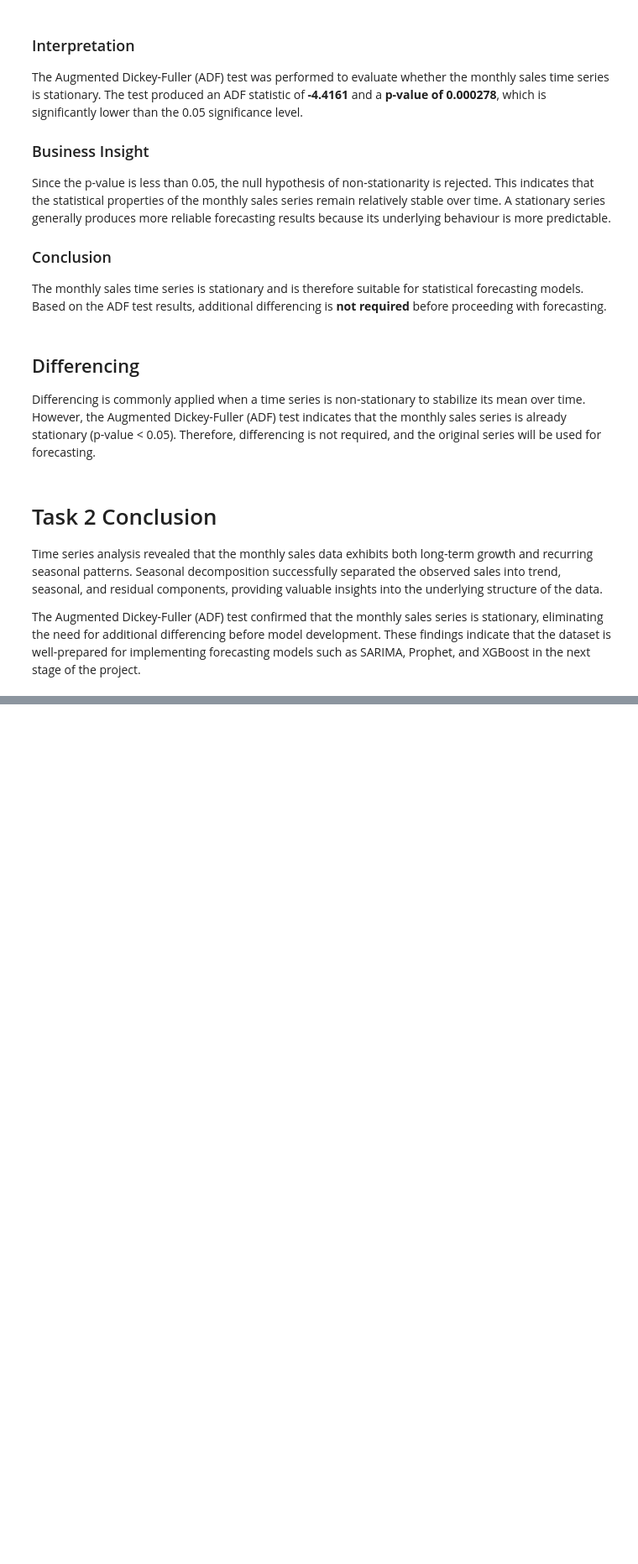
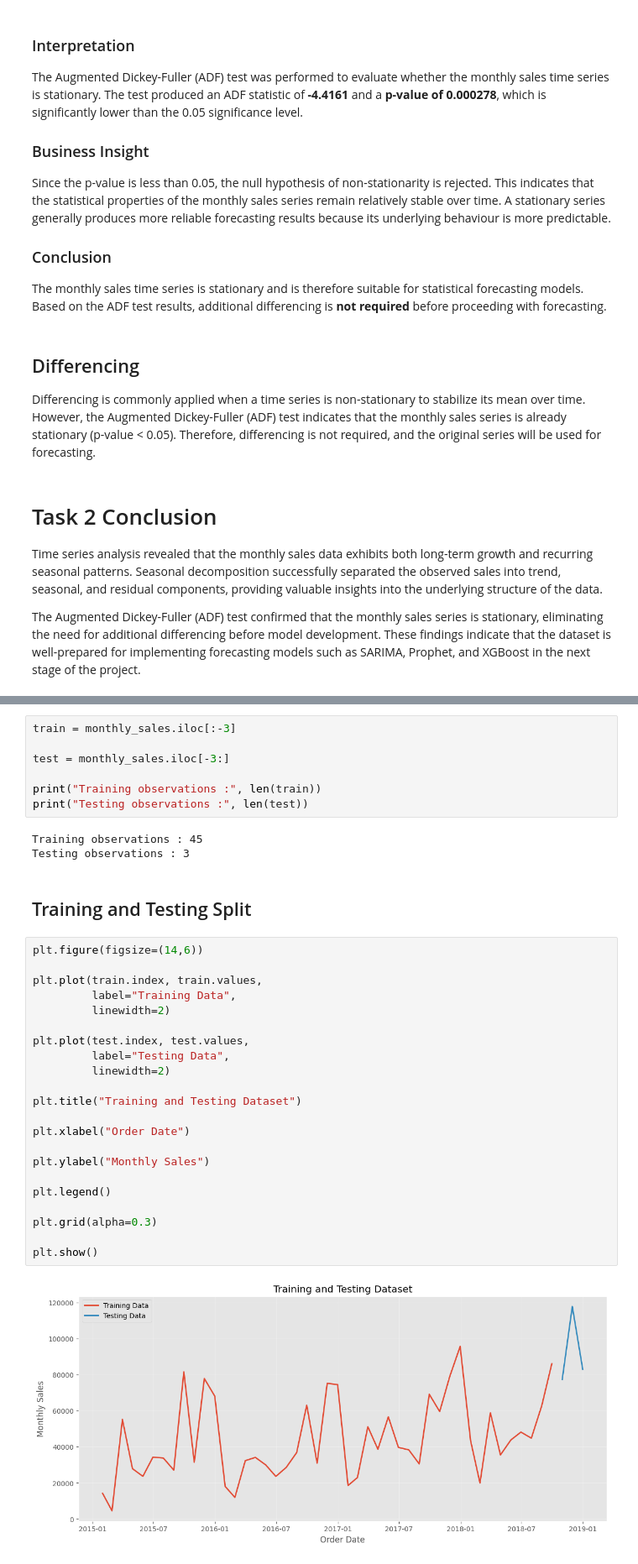
Before and after one commit to krishna-2-005/SalesForecasting_KuchuruSaiKrishnaReddy, a Jupyter notebook: Final_Project_Submission_XYLOFY_AI.ipynb, the cells around one changed output, grey strips where cells are left out. Shown at 84% size. Saved outputs shown, nothing was run; the diff lists cells and outputs as text; blank space fills up the shorter version.

```diff
--- a/Final_Project_Submission_XYLOFY_AI.ipynb
+++ b/Final_Project_Submission_XYLOFY_AI.ipynb
@@ -838,0 +858,36 @@ The Augmented Dickey-Fuller (ADF) test confirmed that the monthly sales series i
+# %%
+train = monthly_sales.iloc[:-3]
+
+test = monthly_sales.iloc[-3:]
+
+print("Training observations :", len(train))
+print("Testing observations :", len(test))
+# %% [output]
+Training observations : 45
+Testing observations : 3
+# %% [markdown]
+## Training and Testing Split
+# %%
+plt.figure(figsize=(14,6))
+
+plt.plot(train.index, train.values,
+         label="Training Data",
+         linewidth=2)
+
+plt.plot(test.index, test.values,
+         label="Testing Data",
+         linewidth=2)
+
+plt.title("Training and Testing Dataset")
+
+plt.xlabel("Order Date")
+
+plt.ylabel("Monthly Sales")
+
+plt.legend()
+
+plt.grid(alpha=0.3)
+
+plt.show()
+# %% [output]
+[figure, added]
```
Also changed, not shown: parts of 104 cells of this notebook.
